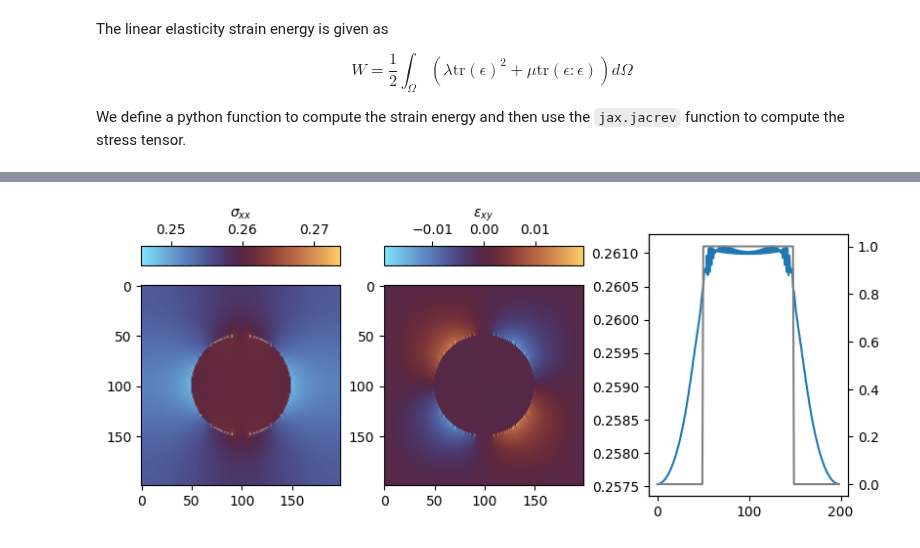
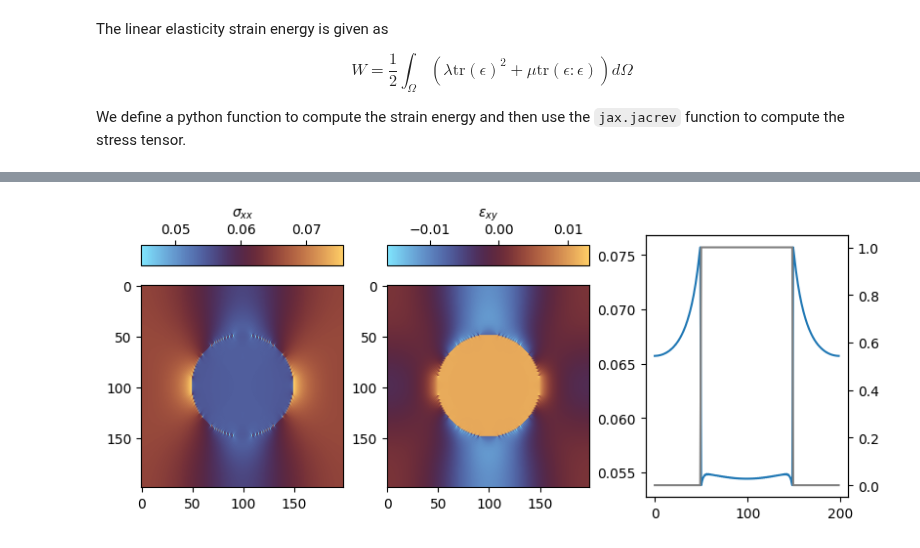
Before and after one commit to smec-ethz/xpektra, a Jupyter notebook: docs/examples/linear_elasticity.ipynb, the cells around one changed output, grey strips where cells are left out. Cells and saved outputs as stored; diff of their text form; code cells hidden in the pictures.

```diff
--- a/docs/examples/linear_elasticity.ipynb
+++ b/docs/examples/linear_elasticity.ipynb
@@ -72,7 +72,7 @@ op = SpectralOperator(
 Next, we define the material parameters.
 # %%
 # Material parameters [grids of scalars, shape (N,N,N)]
-lambda1, lambda2 = 10.0, 1000.0
+lambda1, lambda2 = 10.0, 1e-2
 mu1, mu2 = 0.25, 2.5
 lambdas = lambda1 * (1.0 - phase) + lambda2 * phase
 mu = mu1 * (1.0 - phase) + mu2 * phase
@@ -155,24 +195,0 @@ jacobian_fn = Jacobian(Ghat=Ghat, dofs_shape=eps.shape)
-# %%
-
-for inc, deps_avg in enumerate(applied_strains):
-    # solving for elasticity
-    deps[:, :, 0, 0] = deps_avg
-    deps[:, :, 1, 1] = deps_avg
-
-    b = -residual_fn(deps)
-    eps = eps + deps
-
-    final_state = newton_krylov_solver(
-        state=(deps, b, eps),
-        gradient=residual_fn,
-        jacobian=jacobian_fn,
-        tol=1e-8,
-        max_iter=20,
-        krylov_solver=conjugate_gradient_while,
-        krylov_tol=1e-8,
-        krylov_max_iter=20,
-    )
-    eps = final_state[2]
-
-eps = final_state[2].reshape(dofs_shape)
-sig = compute_stress(final_state[2]).reshape(dofs_shape)
@@ -200,22 +196,22 @@ Converged, Residual value : 9.466761234191381e-09
 # %%
 import matplotlib.pyplot as plt
 from mpl_toolkits.axes_grid1 import make_axes_locatable
 
 
 fig, (ax1, ax2, ax3) = plt.subplots(1, 3, figsize=(8, 3), layout="constrained")
 cb1 = ax1.imshow(sig.at[:, :, 0, 0].get(), cmap="managua_r")
 divider = make_axes_locatable(ax1)
 cax = divider.append_axes("top", size="10%", pad=0.2)
 fig.colorbar(cb1, cax=cax, label=r"$\sigma_{xx}$", orientation="horizontal", location="top")
 
-cb2 = ax2.imshow(eps.at[:, :, 0, 1].get(), cmap="managua_r")
+cb2 = ax2.imshow(eps.at[:, :, 0, 0].get(), cmap="managua_r")
 divider = make_axes_locatable(ax2)
 cax = divider.append_axes("top", size="10%", pad=0.2)
 fig.colorbar(cb2, cax=cax, label=r"$\varepsilon_{xy}$", orientation="horizontal", location="top")
 
-ax3.plot(sig.at[:, :, 0, 0].get()[:, int(N / 2)])
+ax3.plot(sig.at[:, :, 0, 0].get()[int(N / 2), :])
 ax_twin = ax3.twinx()
 ax_twin.plot(phase[int(N / 2), :], color="gray")
 plt.show()
 # %% [output]
-[figure, old version]
+[figure, new version]
```
Also changed, not shown: parts of 2 cells of this notebook, 11 other files.
